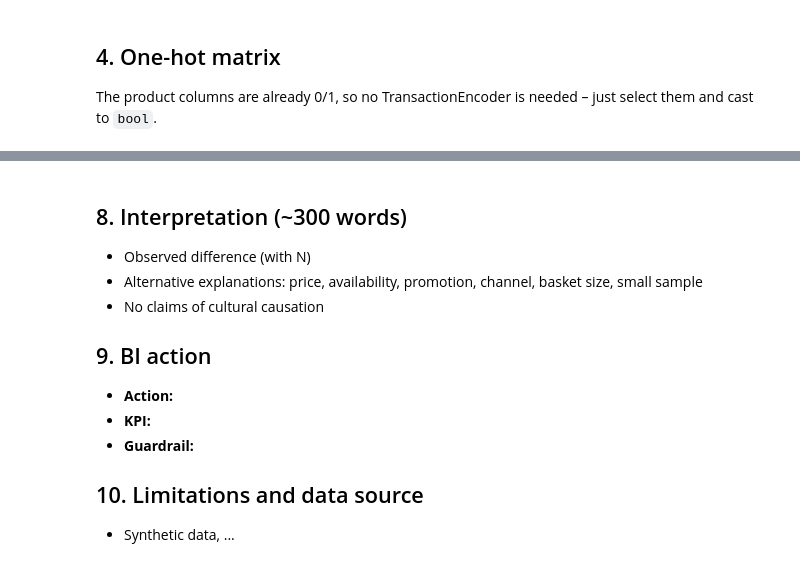
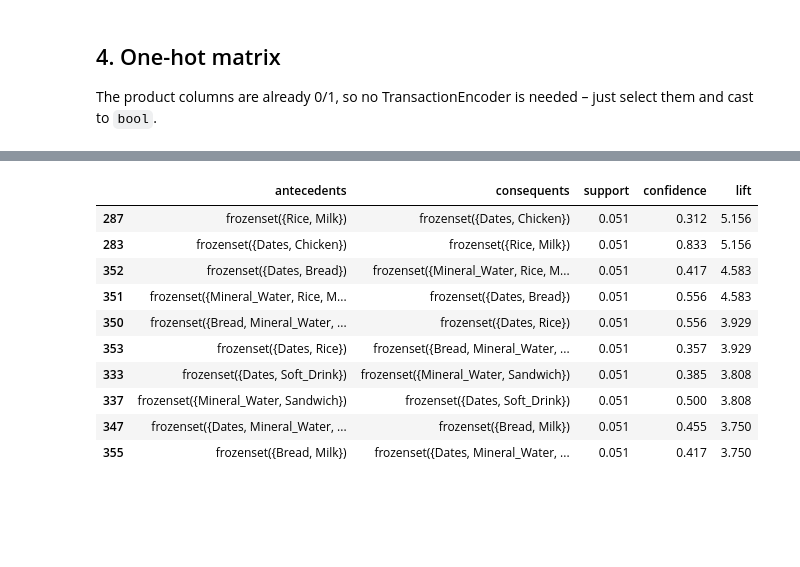
Before and after one commit to marennodenes/Business-Intelligence, a Jupyter notebook: week3_marketingAnalysis/analysis.ipynb, the cells around one changed output, grey strips where cells are left out. Cells and saved outputs as stored; diff of their text form; code cells hidden in the pictures; blank space fills up the shorter version.

```diff
--- a/week3_marketingAnalysis/analysis.ipynb
+++ b/week3_marketingAnalysis/analysis.ipynb
@@ -143,13 +171,15 @@ _Instructor's suggestion:_ number of rules per confidence threshold for each gro
-# %% [markdown]
-## 8. Interpretation (~300 words)
-- Observed difference (with N)
-- Alternative explanations: price, availability, promotion, channel, basket size, small sample
-- No claims of cultural causation
-
-## 9. BI action
-- **Action:**
-- **KPI:**
-- **Guardrail:**
-
-## 10. Limitations and data source
-- Synthetic data, ...
+# %%
+# Top rules – Ramadan
+rules_a[["antecedents", "consequents", "support", "confidence", "lift"]].head(10).round(3)
+# %% [output]
+|  | antecedents | consequents | support | confidence | lift |
+| 287 | frozenset({Rice, Milk}) | frozenset({Dates, Chicken}) | 0.051 | 0.312 | 5.156 |
+| 283 | frozenset({Dates, Chicken}) | frozenset({Rice, Milk}) | 0.051 | 0.833 | 5.156 |
+| 352 | frozenset({Dates, Bread}) | frozenset({Mineral_Water, Rice, M... | 0.051 | 0.417 | 4.583 |
+| 351 | frozenset({Mineral_Water, Rice, M... | frozenset({Dates, Bread}) | 0.051 | 0.556 | 4.583 |
+| 350 | frozenset({Bread, Mineral_Water, ... | frozenset({Dates, Rice}) | 0.051 | 0.556 | 3.929 |
+| 353 | frozenset({Dates, Rice}) | frozenset({Bread, Mineral_Water, ... | 0.051 | 0.357 | 3.929 |
+| 333 | frozenset({Dates, Soft_Drink}) | frozenset({Mineral_Water, Sandwich}) | 0.051 | 0.385 | 3.808 |
+| 337 | frozenset({Mineral_Water, Sandwich}) | frozenset({Dates, Soft_Drink}) | 0.051 | 0.500 | 3.808 |
+| 347 | frozenset({Dates, Mineral_Water, ... | frozenset({Bread, Milk}) | 0.051 | 0.455 | 3.750 |
+| 355 | frozenset({Bread, Milk}) | frozenset({Dates, Mineral_Water, ... | 0.051 | 0.417 | 3.750 |
```
Also changed, not shown: parts of 22 cells of this notebook, 4 other files.
